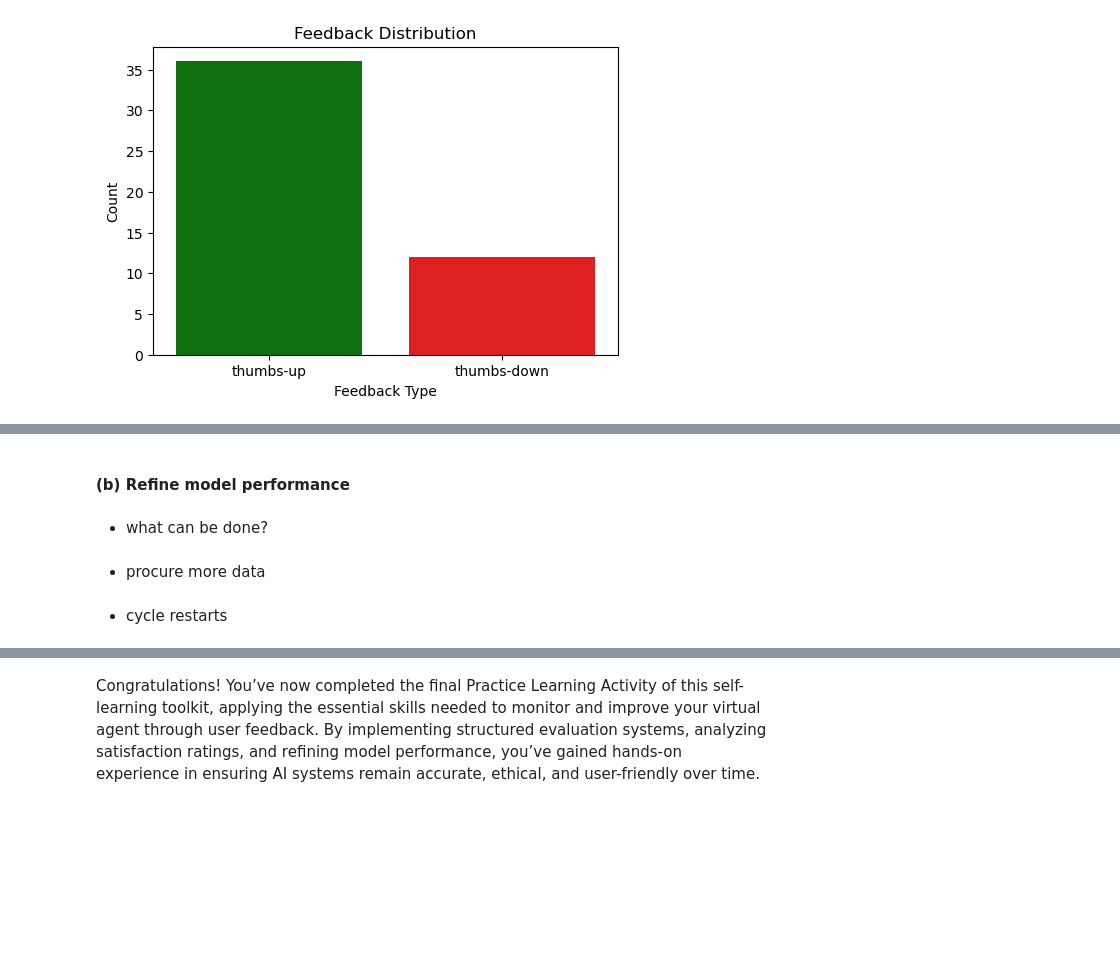
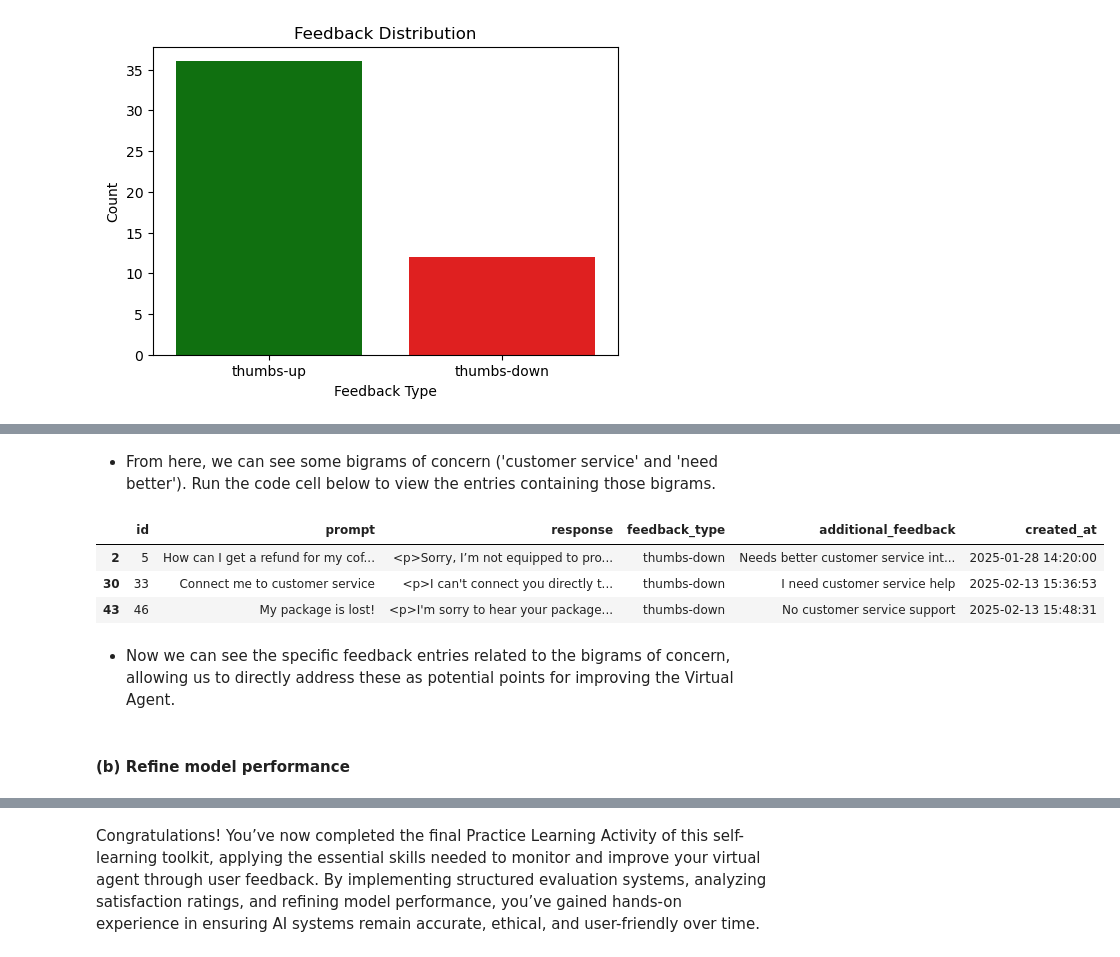
Before and after one commit to diego-manzano/capstone-ailtk, a Jupyter notebook: ailtk_learning-management-module/learning-files/learning-activities/practice-learning-activity-7.ipynb, the cells around one changed output, grey strips where cells are left out. Saved outputs shown, nothing was run; the diff lists cells and outputs as text; code cells hidden in the pictures; blank space fills up the shorter version.

```diff
--- a/ailtk_learning-management-module/learning-files/learning-activities/practice-learning-activity-7.ipynb
+++ b/ailtk_learning-management-module/learning-files/learning-activities/practice-learning-activity-7.ipynb
@@ -159,8 +260,26 @@ plt.show()
+# %% [markdown]
+- From here, we can see some bigrams of concern ('customer service' and 'need better'). Run the code cell below to view the entries containing those bigrams.
+# %%
+# Define the bigrams to search for
+bigrams_to_check = ['customer service', 'needs better']
+
+# Function to check if any bigram is in a text, and ensure text is a string
+def contains_bigram(text, bigrams):
+    if isinstance(text, str):  # Ensure the text is a string
+        return any(bigram in text for bigram in bigrams)
+    return False  # Return False if it's not a string
+
+# Apply the check directly to the 'additional_feedback' column, ensuring no NaN values
+filtered_df = df[df['additional_feedback'].notna() & df['additional_feedback'].apply(lambda x: contains_bigram(x, bigrams_to_check))]
+
+# Display the filtered entries
+filtered_df
+# %% [output]
+|  | id | prompt | response | feedback_type | additional_feedback | created_at |
+| 2 | 5 | How can I get a refund for my cof... | <p>Sorry, I’m not equipped to pro... | thumbs-down | Needs better customer service int... | 2025-01-28 14:20:00 |
+| 30 | 33 | Connect me to customer service | <p>I can't connect you directly t... | thumbs-down | I need customer service help | 2025-02-13 15:36:53 |
+| 43 | 46 | My package is lost! | <p>I'm sorry to hear your package... | thumbs-down | No customer service support | 2025-02-13 15:48:31 |
+# %% [markdown]
+- Now we can see the specific feedback entries related to the bigrams of concern, allowing us to directly address these as potential points for improving the Virtual Agent.
 # %% [markdown]
 #### (b) Refine model performance
-# %% [markdown]
-- what can be done?
-# %% [markdown]
-- procure more data
-# %% [markdown]
-- cycle restarts
```
Also changed, not shown: parts of 31 cells of this notebook, 1 other file.
